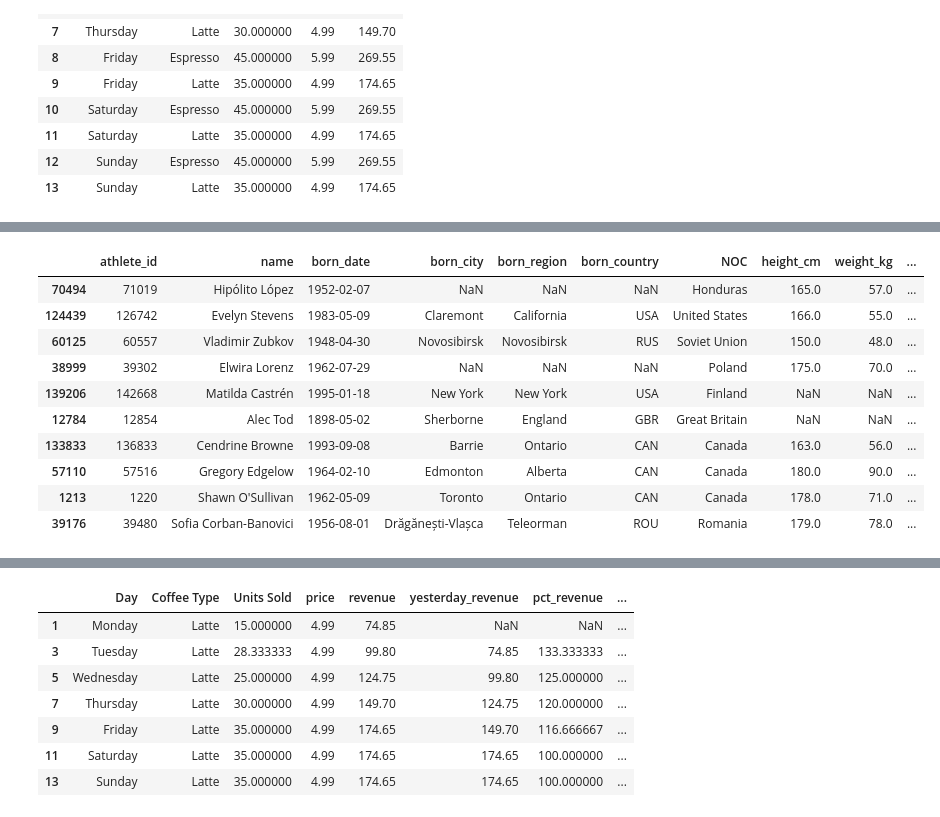
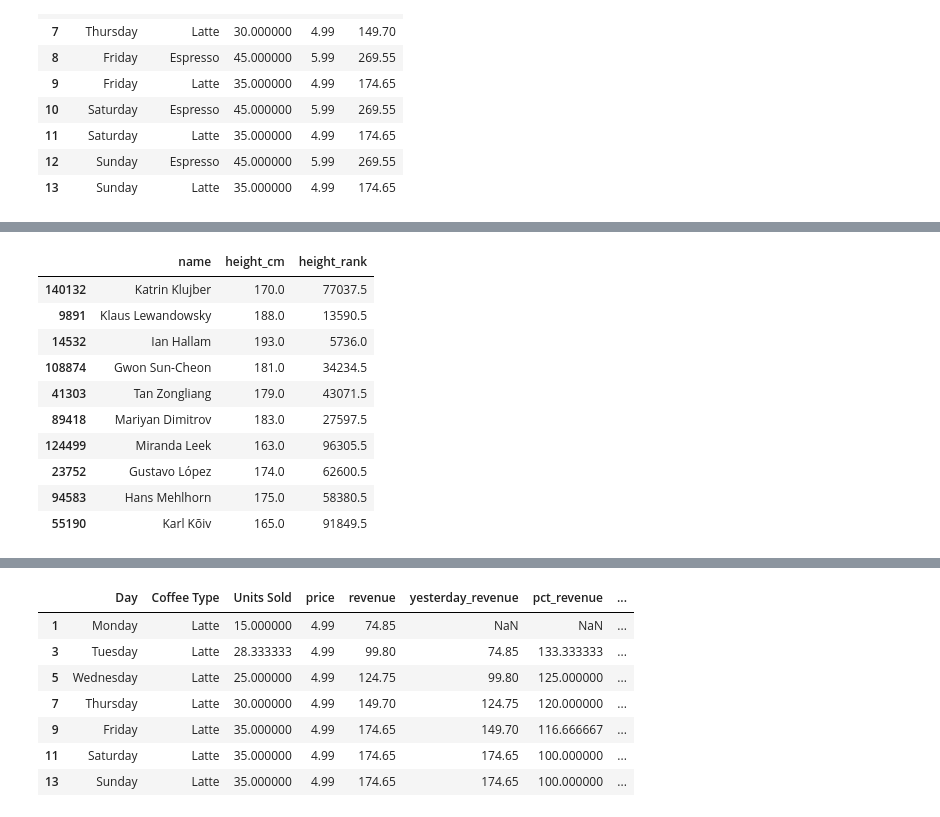
Before and after one commit to DuongAnh1502/complete-pandas-tutorial, a Jupyter notebook: tutorial.ipynb, the cells around one changed output, grey strips where cells are left out. Cells and saved outputs as stored; diff of their text form; code cells hidden in the pictures.

```diff
--- a/tutorial.ipynb
+++ b/tutorial.ipynb
@@ -106,6 +124,5 @@ pivot = coffee.pivot(columns='Coffee Type',index='Day',values='revenue')
 # %%
 bios['born_date'] = pd.to_datetime(bios['born_date'])
-bios['month_date'] = bios['born_date'].dt.month
 bios['year_date'] = bios['born_date'].dt.year
-bios.groupby([bios['month_date'],bios['year_date']])['athlete_id'].count().reset_index().sort_values('athlete_id',ascending=False)
+bios.groupby([bios['year_date']])['athlete_id'].count().reset_index().sort_values('athlete_id',ascending=False)
 # %% [output]
@@ -128,17 +153,17 @@ coffee['pct_revenue'] = coffee['revenue']/coffee['yesterday_revenue'] * 100
 # %%
 bios['height_rank'] = bios['height_cm'].rank(ascending=False)
-bios.sample(10)
+bios.sample(10)[['name','height_cm','height_rank']]
 # %% [output]
-|  | athlete_id | name | born_date | born_city | born_region | born_country | NOC | height_cm | weight_kg | ... |
-| 70494 | 71019 | Hipólito López | 1952-02-07 | NaN | NaN | NaN | Honduras | 165.0 | 57.0 | ... |
-| 124439 | 126742 | Evelyn Stevens | 1983-05-09 | Claremont | California | USA | United States | 166.0 | 55.0 | ... |
-| 60125 | 60557 | Vladimir Zubkov | 1948-04-30 | Novosibirsk | Novosibirsk | RUS | Soviet Union | 150.0 | 48.0 | ... |
-| 38999 | 39302 | Elwira Lorenz | 1962-07-29 | NaN | NaN | NaN | Poland | 175.0 | 70.0 | ... |
-| 139206 | 142668 | Matilda Castrén | 1995-01-18 | New York | New York | USA | Finland | NaN | NaN | ... |
-| 12784 | 12854 | Alec Tod | 1898-05-02 | Sherborne | England | GBR | Great Britain | NaN | NaN | ... |
-| 133833 | 136833 | Cendrine Browne | 1993-09-08 | Barrie | Ontario | CAN | Canada | 163.0 | 56.0 | ... |
-| 57110 | 57516 | Gregory Edgelow | 1964-02-10 | Edmonton | Alberta | CAN | Canada | 180.0 | 90.0 | ... |
-| 1213 | 1220 | Shawn O'Sullivan | 1962-05-09 | Toronto | Ontario | CAN | Canada | 178.0 | 71.0 | ... |
-| 39176 | 39480 | Sofia Corban-Banovici | 1956-08-01 | Drăgănești-Vlașca | Teleorman | ROU | Romania | 179.0 | 78.0 | ... |
+|  | name | height_cm | height_rank |
+| 140132 | Katrin Klujber | 170.0 | 77037.5 |
+| 9891 | Klaus Lewandowsky | 188.0 | 13590.5 |
+| 14532 | Ian Hallam | 193.0 | 5736.0 |
+| 108874 | Gwon Sun-Cheon | 181.0 | 34234.5 |
+| 41303 | Tan Zongliang | 179.0 | 43071.5 |
+| 89418 | Mariyan Dimitrov | 183.0 | 27597.5 |
+| 124499 | Miranda Leek | 163.0 | 96305.5 |
+| 23752 | Gustavo López | 174.0 | 62600.5 |
+| 94583 | Hans Mehlhorn | 175.0 | 58380.5 |
+| 55190 | Karl Kõiv | 165.0 | 91849.5 |
 # %%
 coffee['cumulative_revenue'] = coffee['revenue'].cumsum()
```
Also changed, not shown: parts of 7 cells of this notebook.
